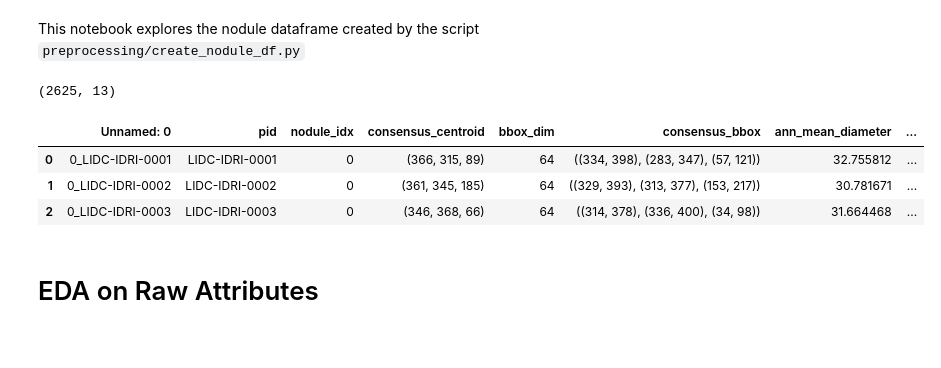
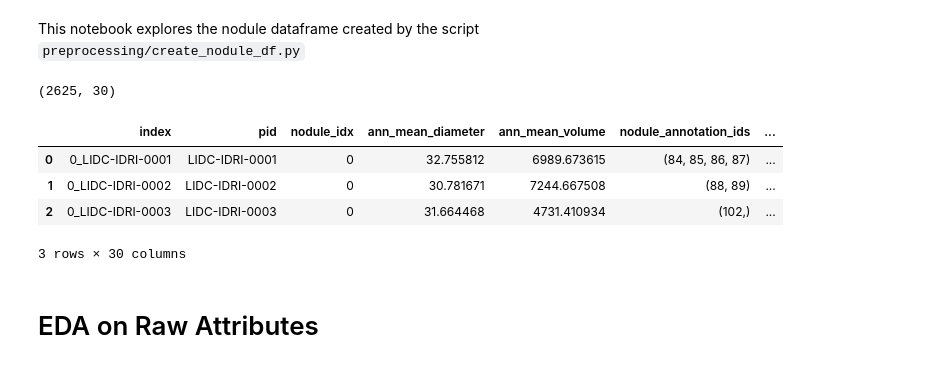
Before and after one commit to maxADeVisser/master_thesis, a Jupyter notebook: adhoc/lidc_dataset/nodule_df_eda.ipynb, the cells around one changed output. Cells and saved outputs as stored; diff of their text form; code cells hidden in the pictures.

```diff
--- a/adhoc/lidc_dataset/nodule_df_eda.ipynb
+++ b/adhoc/lidc_dataset/nodule_df_eda.ipynb
@@ -3,15 +3,16 @@ This notebook explores the nodule dataframe created by the script `preprocessing
 # %%
 from utils.common_imports import *
 
-df = pd.read_csv(f"out/nodule_df_all.csv")
+df = pd.read_csv(f"out/nodule_df.csv")
 display(df.shape)
 df.head(3)
 # %% [output]
-(2625, 13)
+(2625, 30)
-|  | Unnamed: 0 | pid | nodule_idx | consensus_centroid | bbox_dim | consensus_bbox | ann_mean_diameter | ... |
-| 0 | 0_LIDC-IDRI-0001 | LIDC-IDRI-0001 | 0 | (366, 315, 89) | 64 | ((334, 398), (283, 347), (57, 121)) | 32.755812 | ... |
-| 1 | 0_LIDC-IDRI-0002 | LIDC-IDRI-0002 | 0 | (361, 345, 185) | 64 | ((329, 393), (313, 377), (153, 217)) | 30.781671 | ... |
-| 2 | 0_LIDC-IDRI-0003 | LIDC-IDRI-0003 | 0 | (346, 368, 66) | 64 | ((314, 378), (336, 400), (34, 98)) | 31.664468 | ... |
+|  | index | pid | nodule_idx | ann_mean_diameter | ann_mean_volume | nodule_annotation_ids | ... |
+| 0 | 0_LIDC-IDRI-0001 | LIDC-IDRI-0001 | 0 | 32.755812 | 6989.673615 | (84, 85, 86, 87) | ... |
+| 1 | 0_LIDC-IDRI-0002 | LIDC-IDRI-0002 | 0 | 30.781671 | 7244.667508 | (88, 89) | ... |
+| 2 | 0_LIDC-IDRI-0003 | LIDC-IDRI-0003 | 0 | 31.664468 | 4731.410934 | (102,) | ... |
+3 rows × 30 columns
 # %% [markdown]
 # EDA on Raw Attributes
 # %% [markdown]
```
Also changed, not shown: parts of 12 cells of this notebook, 4 other files.
